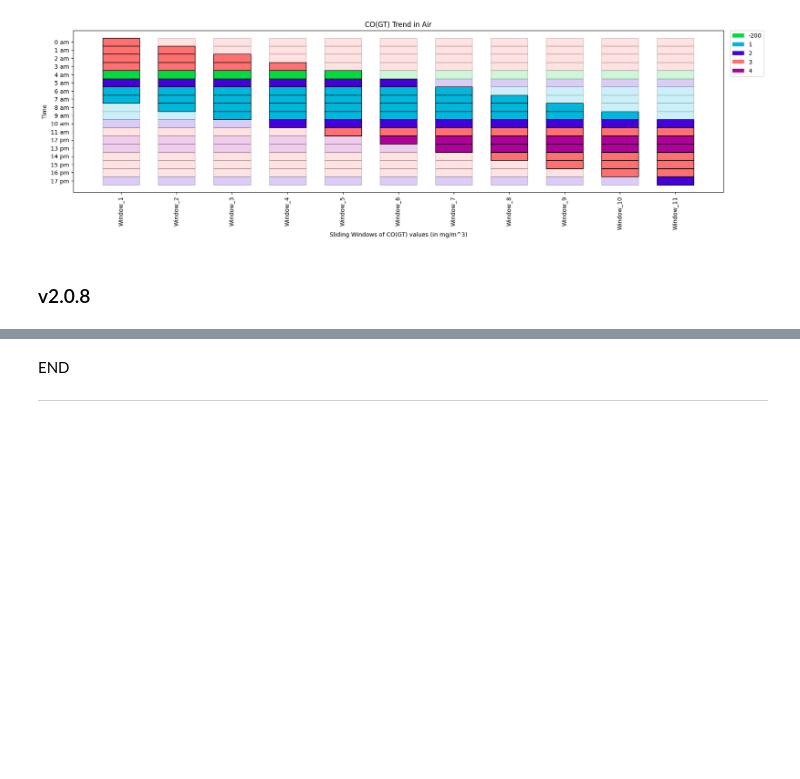
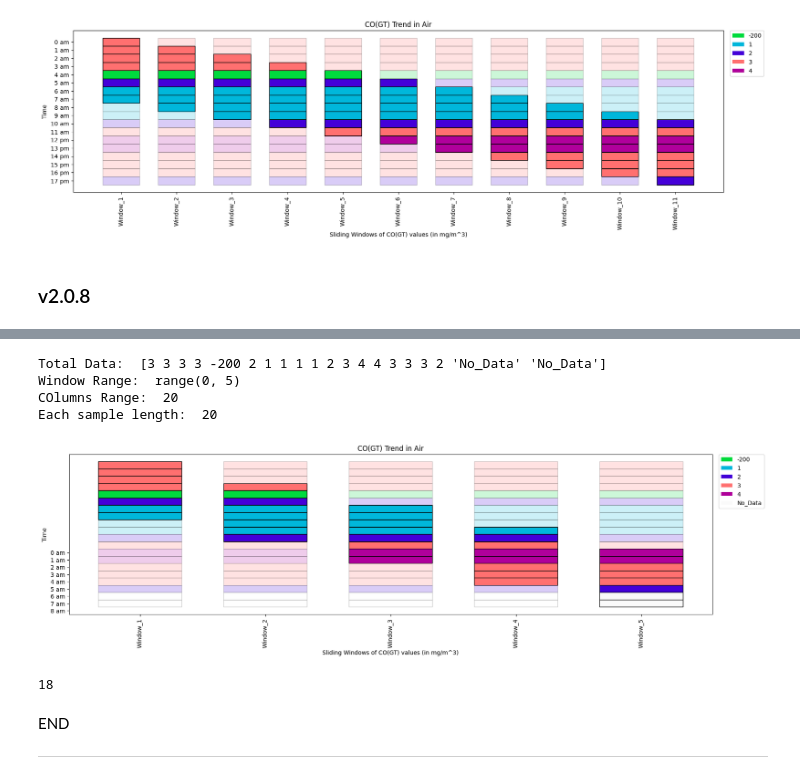
Before and after one commit to BodduSriPavan-111/kitikiplot, a Jupyter notebook: examples/Air_Quality.ipynb, the cells around one changed output, grey strips where cells are left out. Cells and saved outputs as stored; diff of their text form; code cells hidden in the pictures; blank space fills up the shorter version.

```diff
--- a/examples/Air_Quality.ipynb
+++ b/examples/Air_Quality.ipynb
@@ -144,3 +162,37 @@ ktk.plot(
+# %%
+CO_values= [3, 3, 3, 3, -200, 2, 1, 1, 1, 1, 2, 3, 4, 4, 3, 3, 3, 2]
+time_period= ['0 am', '1 am', '2 am', '3 am', '4 am', '5 am', '6 am', '7 am', '8 am', '9 am', '10 am',
+              '11 am', '12 pm', '13 pm', '14 pm', '15 pm', '16 pm', '17 pm']
+ktk= KitikiPlot( data= CO_values, stride= 3, window_length= 8 )
+
+ktk.plot(
+        figsize= (20, 5),
+        cell_width= 2,
+        cmap= {-200: "#00db3e", 1: "#00b7db", 2: "#4400d8", 3: "#ff7070", 4: "#b0009b"},
+        focus= True,
+        focus_alpha= 0.2,
+        transpose= False,
+        xlabel= "Sliding Windows of CO(GT) values (in mg/m^3)",
+        ylabel= "Time",
+
+        display_xticks= True,
+        yticks_values= time_period,
+        ytick_prefix= "Window",
+        xticks_rotation= 90,
+        display_legend= True,
+        title= "CO(GT) Trend in Air",
+        legend_kwargs= {"bbox_to_anchor": (1.01, 1), "loc":'upper left', "borderaxespad": 0.})
+# %% [output]
+Total Data:  [3 3 3 3 -200 2 1 1 1 1 2 3 4 4 3 3 3 2 'No_Data' 'No_Data']
+Window Range:  range(0, 5)
+COlumns Range:  20
+Each sample length:  20
+[figure, added]
+# %%
+import numpy as np
+np.concatenate( (l[0], l[1:l.shape[0], (-1):].flatten()) ).shape[0]
+# %% [output]
+18
 # %% [markdown]
 END
 ____
```
Also changed, not shown: parts of 2 cells of this notebook, 2 other files.
